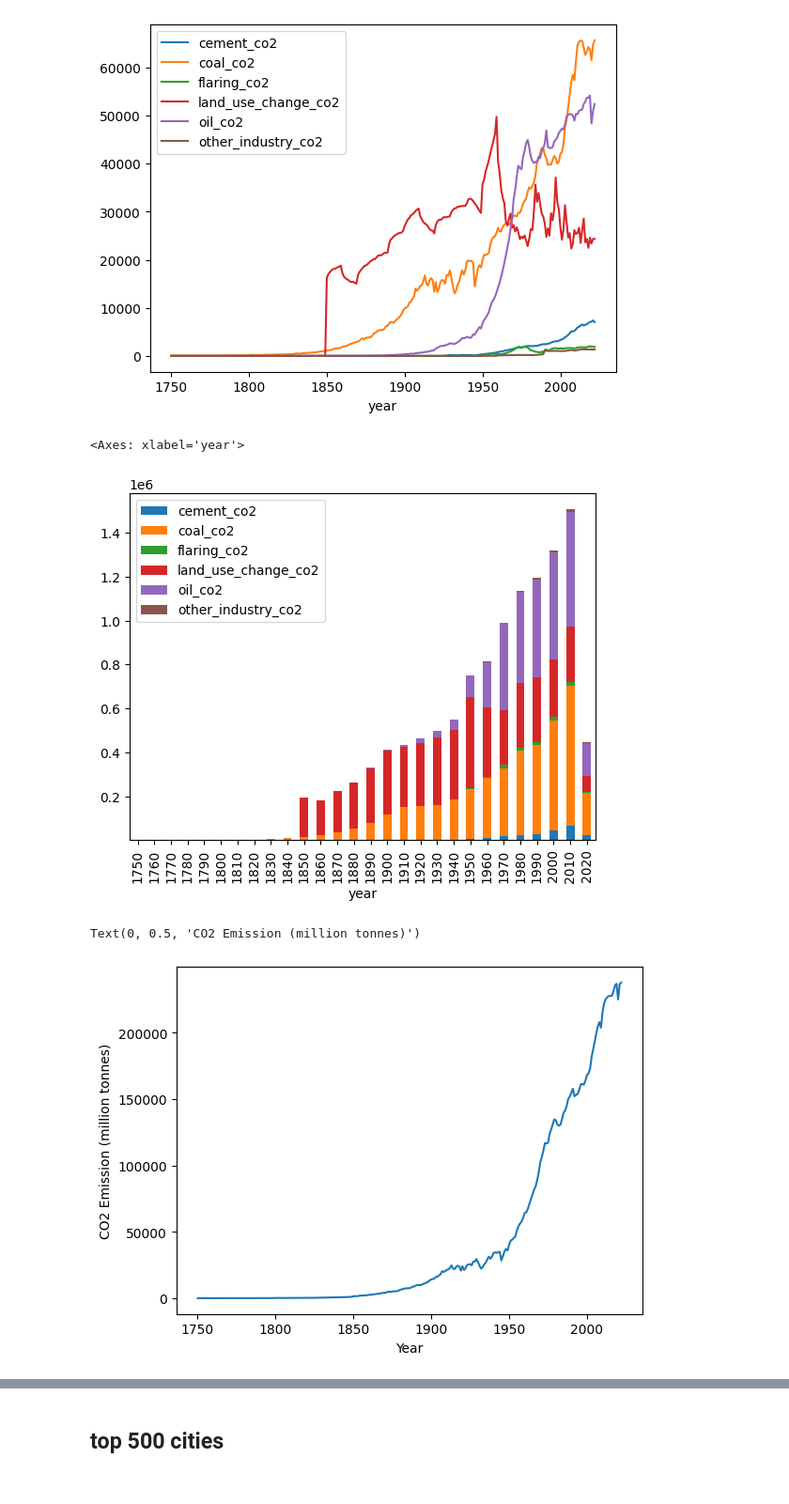
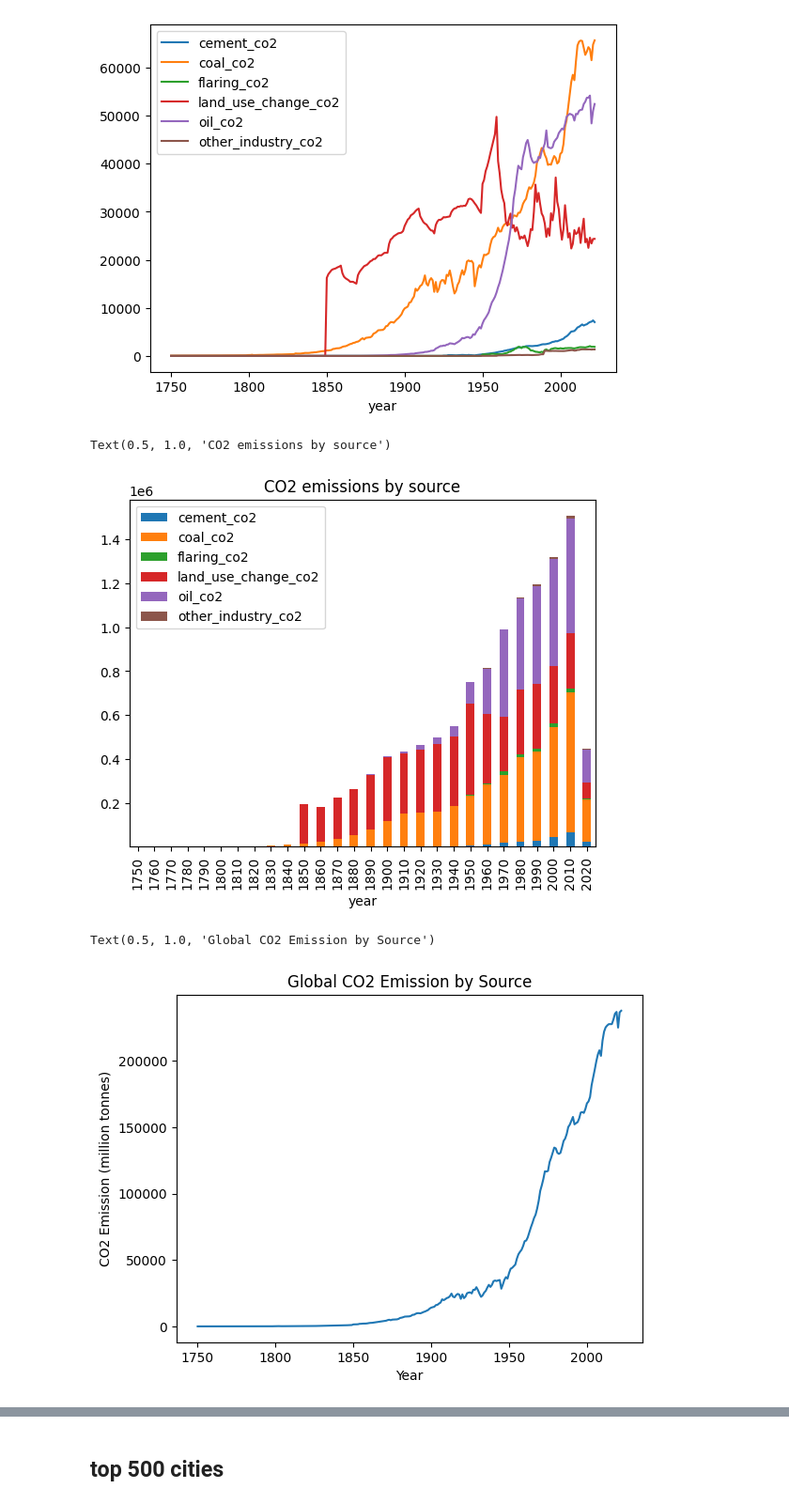
Before and after one commit to FreedentGoutGit/Datamaterasu, a Jupyter notebook: pre_analysis.ipynb, the cells around one changed output, grey strips where cells are left out. Shown: that part at 94% size. Drawn from its saved outputs; the diff is of its cells as text; code cells hidden in the pictures.

```diff
--- a/pre_analysis.ipynb
+++ b/pre_analysis.ipynb
@@ -27,17 +27,21 @@ df = df.groupby(df.index // 10 * 10).sum()
 
 #plot in stakced bar chart
 df.plot(kind='bar', stacked=True)
+
+plt.title('CO2 emissions by source')
 # %% [output]
-<Axes: xlabel='year'>
+Text(0.5, 1.0, 'CO2 emissions by source')
-[figure, old version]
+[figure, new version]
 # %%
 owid.groupby('year').sum()['co2'].plot()
 
 plt.xlabel('Year')
 plt.ylabel('CO2 Emission (million tonnes)')
+
+plt.title('Global CO2 Emission by Source')
 # %% [output]
-Text(0, 0.5, 'CO2 Emission (million tonnes)')
+Text(0.5, 1.0, 'Global CO2 Emission by Source')
-[figure, old version]
+[figure, new version]
 # %%
 #randomly select some contries
 countries = ['United States', 'China', 'India', 'Russia', 'Japan', 'Germany', 'Canada', 'United Kingdom', 'South Korea', 'Iran']
```
Also changed, not shown: parts of 5 cells of this notebook.
